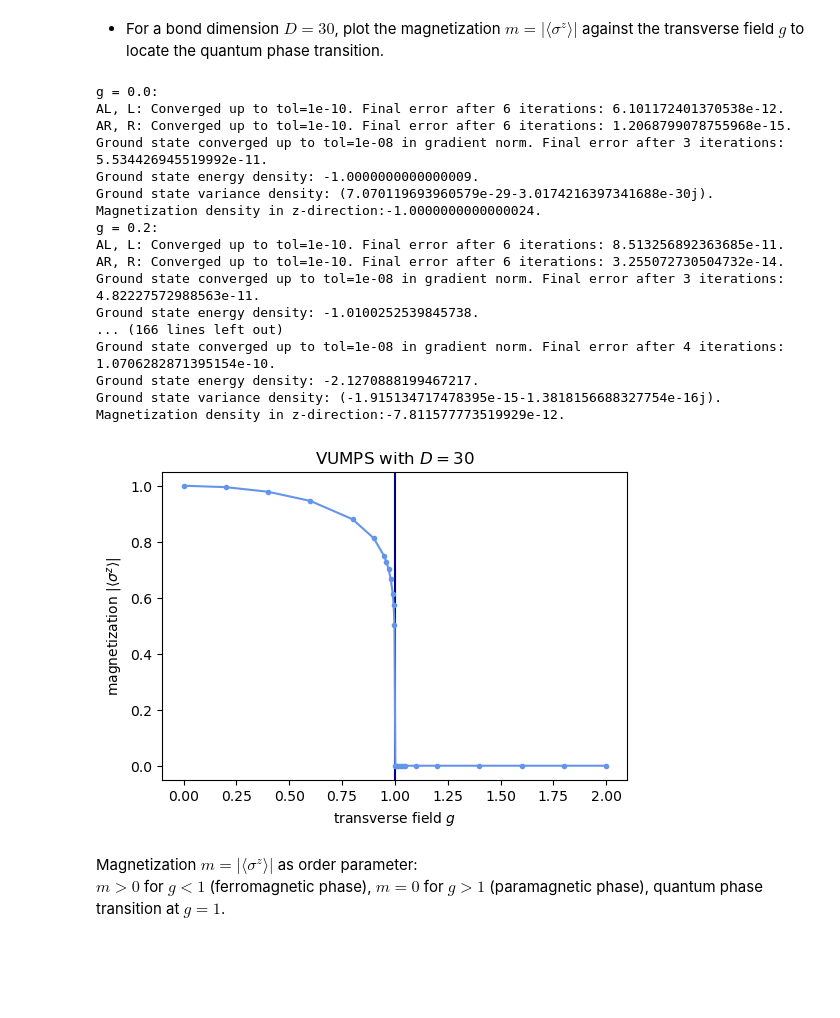
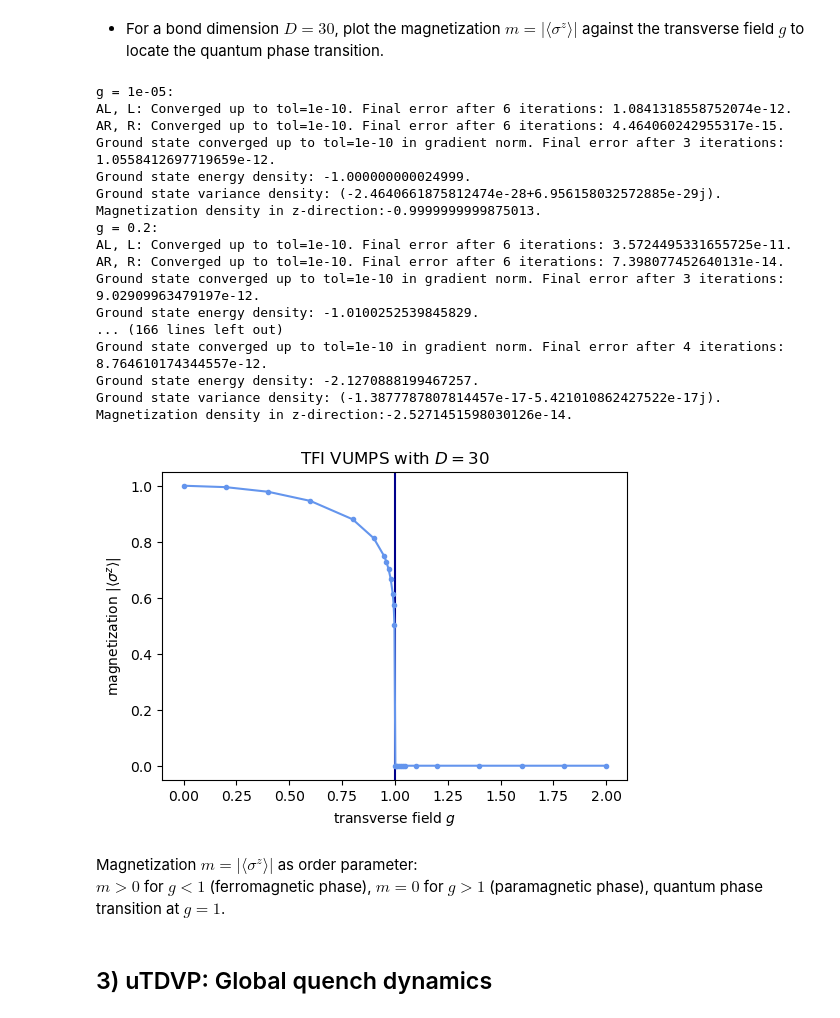
Before and after one commit to tenpy/tenpy_toycodes, a Jupyter notebook: solutions_uniform_toycodes.ipynb, the cells around one changed output. Saved outputs shown, nothing was run; the diff lists cells and outputs as text; code cells hidden in the pictures; blank space fills up the shorter version.

```diff
--- a/solutions_uniform_toycodes.ipynb
+++ b/solutions_uniform_toycodes.ipynb
@@ -344,7 +344,7 @@ Error |e0 - e0_exact| = 7.993605777301127e-15.
 * For a bond dimension $D = 30$, plot the magnetization $m = \vert \langle \sigma^z \rangle \vert$ against the transverse field $g$ to locate the quantum phase transition.
 # %%
 D = 30
-gs = [0., 0.2, 0.4, 0.6, 0.8, 0.9, 0.95, 0.96, 0.97, 0.98, 0.99, 0.994, 0.998,\
+gs = [1.e-5, 0.2, 0.4, 0.6, 0.8, 0.9, 0.95, 0.96, 0.97, 0.98, 0.99, 0.994, 0.998,\
        1.002, 1.006, 1.01, 1.02, 1.03, 1.04, 1.05, 1.1, 1.2, 1.4, 1.6, 1.8, 2.0]
 szs = []
 for g in gs:
@@ -352,38 +352,40 @@ for g in gs:
     tfi_model = TFIModel(L=1, J=1., g=g, bc='infinite')
     h = tfi_model.H_bonds[0]
     guess_psi0 = UniformMPS.from_desired_bond_dimension(D)
-    _, psi0, _ = vumps_algorithm(h, guess_psi0, tol=1.e-8)
+    _, psi0, _ = vumps_algorithm(h, guess_psi0, tol=1.e-10)
     sz = psi0.get_site_expectation_value(tfi_model.sigmaz)
     print(f"Magnetization density in z-direction:{sz}.")
     szs.append(sz)
 # %% [output]
-g = 0.0:
-AL, L: Converged up to tol=1e-10. Final error after 6 iterations: 6.101172401370538e-12.
-AR, R: Converged up to tol=1e-10. Final error after 6 iterations: 1.2068799078755968e-15.
-Ground state converged up to tol=1e-08 in gradient norm. Final error after 3 iterations: 5.534426945519992e-11.
-Ground state energy density: -1.0000000000000009.
-Ground state variance density: (7.070119693960579e-29-3.0174216397341688e-30j).
-Magnetization density in z-direction:-1.0000000000000024.
+g = 1e-05:
+AL, L: Converged up to tol=1e-10. Final error after 6 iterations: 1.0841318558752074e-12.
+AR, R: Converged up to tol=1e-10. Final error after 6 iterations: 4.464060242955317e-15.
+Ground state converged up to tol=1e-10 in gradient norm. Final error after 3 iterations: 1.0558412697719659e-12.
+Ground state energy density: -1.000000000024999.
+Ground state variance density: (-2.4640661875812474e-28+6.956158032572885e-29j).
+Magnetization density in z-direction:-0.9999999999875013.
 g = 0.2:
-AL, L: Converged up to tol=1e-10. Final error after 6 iterations: 8.513256892363685e-11.
-AR, R: Converged up to tol=1e-10. Final error after 6 iterations: 3.255072730504732e-14.
-Ground state converged up to tol=1e-08 in gradient norm. Final error after 3 iterations: 4.82227572988563e-11.
-Ground state energy density: -1.0100252539845738.
+AL, L: Converged up to tol=1e-10. Final error after 6 iterations: 3.5724495331655725e-11.
+AR, R: Converged up to tol=1e-10. Final error after 6 iterations: 7.398077452640131e-14.
+Ground state converged up to tol=1e-10 in gradient norm. Final error after 3 iterations: 9.02909963479197e-12.
+Ground state energy density: -1.0100252539845829.
 ... (166 lines left out)
-Ground state converged up to tol=1e-08 in gradient norm. Final error after 4 iterations: 1.0706282871395154e-10.
-Ground state energy density: -2.1270888199467217.
-Ground state variance density: (-1.915134717478395e-15-1.3818156688327754e-16j).
-Magnetization density in z-direction:-7.811577773519929e-12.
+Ground state converged up to tol=1e-10 in gradient norm. Final error after 4 iterations: 8.764610174344557e-12.
+Ground state energy density: -2.1270888199467257.
+Ground state variance density: (-1.3877787807814457e-17-5.421010862427522e-17j).
+Magnetization density in z-direction:-2.5271451598030126e-14.
 # %%
 plt.figure(figsize=(6, 4))
-plt.title(f"VUMPS with $D={D}$")
+plt.title(f"TFI VUMPS with $D={D}$")
 plt.axvline(x=1.0, color="darkblue")
 plt.plot(gs, np.abs(szs), ".-", color="cornflowerblue")
 plt.xlabel(r"transverse field $g$")
 plt.ylabel(r"magnetization $\vert \langle \sigma^z \rangle \vert$")
 plt.show()
 # %% [output]
-[figure, old version]
+[figure, new version]
 # %% [markdown]
 Magnetization $m =  \vert \langle \sigma^z \rangle \vert$ as order parameter: <br>
 $m >0$ for $g<1$ (ferromagnetic phase), $m = 0$ for $g>1$ (paramagnetic phase), quantum phase transition at $g=1$.
+# %% [markdown]
+## 3) uTDVP: Global quench dynamics
```
Also changed, not shown: parts of 24 cells of this notebook.
